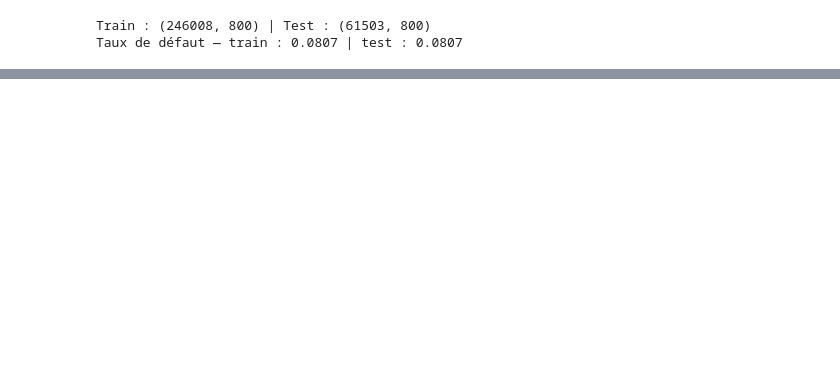
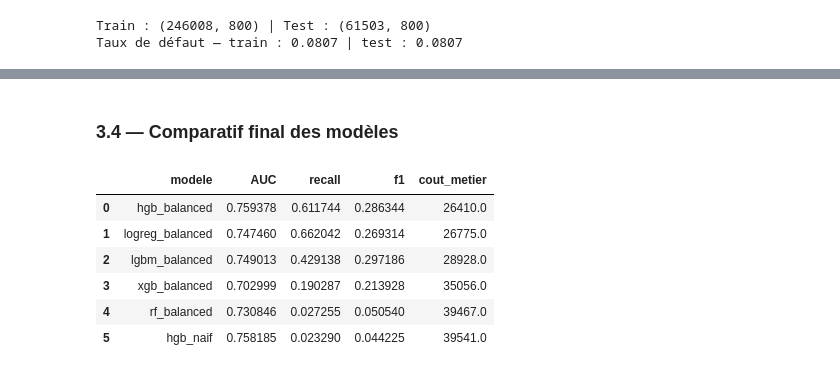
Before and after one commit to matthieudevivie/projet-6---Initiez-vous-au-ML-Ops---partie-1, a Jupyter notebook: notebooks/entrainement_modeles.ipynb, the cells around one changed output, grey strips where cells are left out. Saved outputs shown, nothing was run; the diff lists cells and outputs as text; code cells hidden in the pictures; blank space fills up the shorter version.

```diff
--- a/notebooks/entrainement_modeles.ipynb
+++ b/notebooks/entrainement_modeles.ipynb
@@ -67,0 +226,25 @@ AUC = 0.7823 | accuracy = 0.9202
+# %% [markdown]
+### 3.4 — Comparatif final des modèles
+# %%
+# On interroge MLflow pour récupérer tous les runs de comparaison
+comparatif = mlflow.search_runs(
+    experiment_names=["scoring_credit"],
+    filter_string="tags.etape = '3-comparaison'",
+)
+comparatif = (
+    comparatif[["tags.mlflow.runName", "metrics.AUC", "metrics.recall",
+                "metrics.f1", "metrics.cout_metier"]]
+    .rename(columns=lambda c: c.replace("metrics.", "").replace("tags.mlflow.runName", "modele"))
+    .sort_values("cout_metier")
+    .drop_duplicates("modele")        # 1 ligne par modèle (ignore les runs dupliqués)
+    .reset_index(drop=True)
+)
+comparatif
+# %% [output]
+|  | modele | AUC | recall | f1 | cout_metier |
+| 0 | hgb_balanced | 0.759378 | 0.611744 | 0.286344 | 26410.0 |
+| 1 | logreg_balanced | 0.747460 | 0.662042 | 0.269314 | 26775.0 |
+| 2 | lgbm_balanced | 0.749013 | 0.429138 | 0.297186 | 28928.0 |
+| 3 | xgb_balanced | 0.702999 | 0.190287 | 0.213928 | 35056.0 |
+| 4 | rf_balanced | 0.730846 | 0.027255 | 0.050540 | 39467.0 |
+| 5 | hgb_naif | 0.758185 | 0.023290 | 0.044225 | 39541.0 |
```
Also changed, not shown: parts of 17 cells of this notebook, 3 other files.
